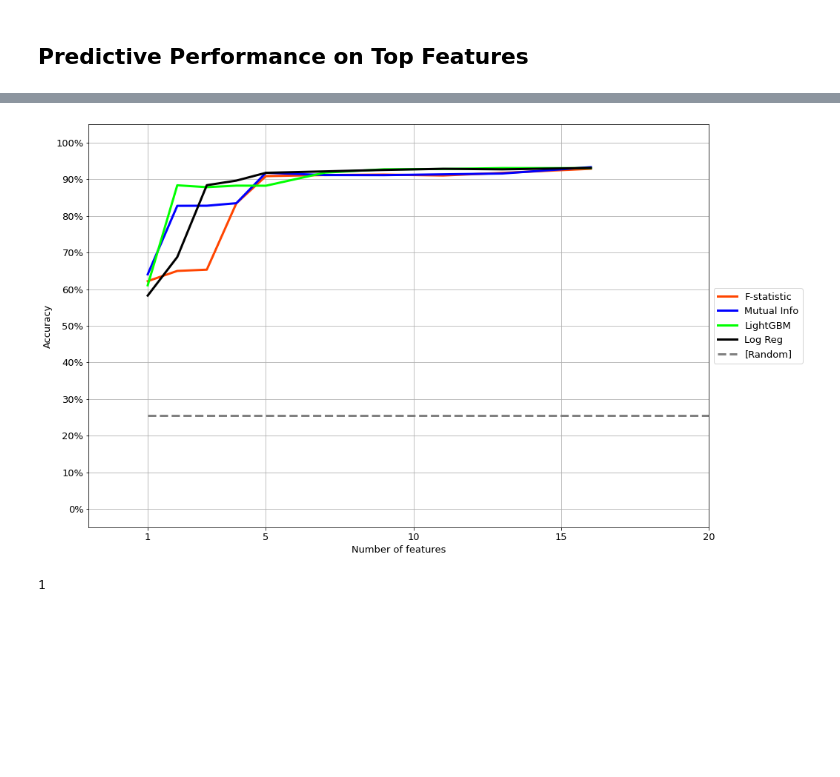
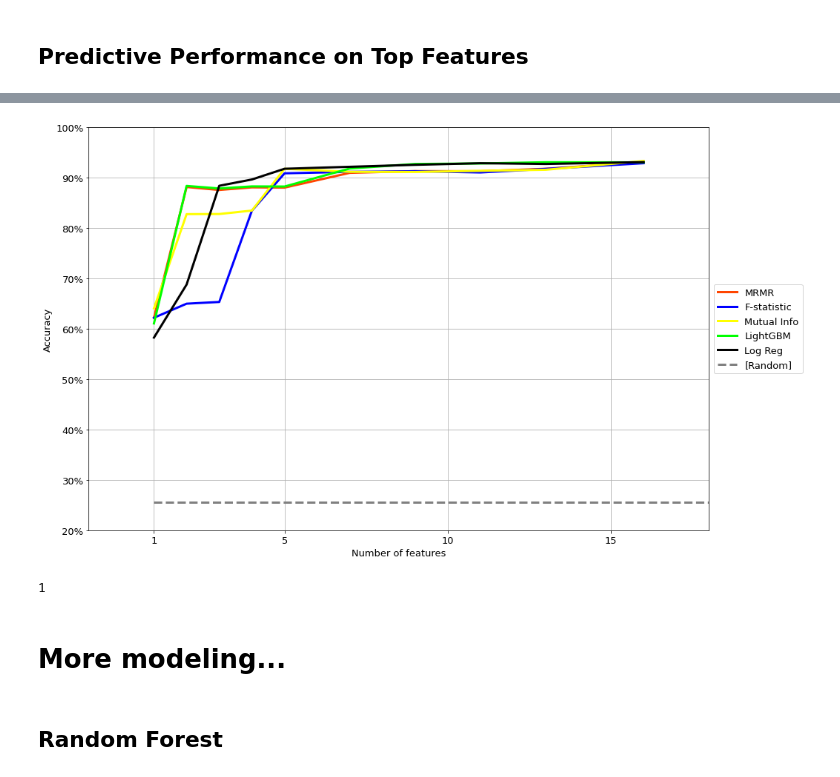
Before and after one commit to ScottBreitbach/DSC550, a Jupyter notebook: FinalProject/M4_test.ipynb, the cells around one changed output, grey strips where cells are left out. Drawn from its saved outputs; the diff is of its cells as text; code cells hidden in the pictures; blank space fills up the shorter version.

```diff
--- a/FinalProject/M4_test.ipynb
+++ b/FinalProject/M4_test.ipynb
@@ -66,10 +70,9 @@ X = beanDF[beanDF.columns[:-1]]
 # y = beanDF.Class.astype('category') # That didn't work either
 # y = y.cat.codes
 # %%
-from sklearn.preprocessing import LabelEncoder
+# Encode the target variables
 le = LabelEncoder()
+y = le.fit_transform(y)
-# %%
-y = le.fit_transform(beanDF.Class)
 # %%
 # Split the data
 X_train, X_test, y_train, y_test = train_test_split(X, y, test_size =0.3,
@@ -217,4 +225,5 @@ array([ 1.,  4.,  6.,  5.,  9., 12.,  2.,  3., 16., 15., 13., 10.,  8.,
 # %%
+# Plot ranking of each of the 16 features in a 4 x 4 grid
 plt_ncols = 3
 plt_nrows = 2
 
@@ -222,17 +231,12 @@ fig, axs = plt.subplots(plt_nrows, plt_ncols, figsize = (plt_ncols * 4, plt_nrow
 
 for e, (algo, title) in enumerate(
     zip(
-#         ['f', 'mi', 'logreg', 'boruta'],
-#         ['F-Statistic', 'Mutual Info', 'Log Reg', 'Boruta']
-        ['f', 'mi', 'logreg', 'lightgbm'],#, 'boruta', 'mrmr'],
-        ['F-Statistic', 'Mutual Info', 'Log Reg', 'LightGBM']#,, 'Boruta', 'MRMR']
-#         ['f', 'mi', 'logreg', 'lightgbm', 'boruta', 'mrmr'],
-#         ['F-Statistic', 'Mutual Info', 'Log Reg', 'LightGBM', 'Boruta', 'MRMR']
+        ['f', 'mi', 'logreg', 'lightgbm', 'boruta', 'mrmr'],
+        ['F-Statistic', 'Mutual Info', 'Log Reg', 'LightGBM', 'Boruta', 'MRMR']
     )):
 
     a = axs[divmod(e, plt_ncols)].imshow(
         ranking[algo].to_numpy().reshape(4, 4),
-#         ranking[algo].to_numpy().reshape(28, 28),
         cmap = 'Blues_r',
         vmin = ranking.min().min(),
         vmax = ranking.max().max()
@@ -252,11 +260,7 @@ fig.savefig('featimpo_heatmap.png', dpi = 300)
 # %%
 %%time
-from catboost import CatBoostClassifier
-from sklearn.metrics import accuracy_score, roc_auc_score
-
-# algos = ['f', 'mi', 'logreg']
-algos = ['f', 'mi', 'logreg', 'lightgbm']#, 'mrmr']
-# algos = ['f', 'mi', 'logreg', 'lightgbm', 'mrmr']
+# Evaluate accuracy vs features using each feaure selection technique
+algos = ['f', 'mi', 'logreg', 'lightgbm', 'mrmr']
 ks = [1, 2, 3, 4, 5, 7, 9, 11, 13, 16]
 
 accuracy = pd.DataFrame(index = ks, columns = algos)
@@ -291,32 +291,31 @@ plt.rcParams['figure.figsize'] = (15, 10)
 # %%
+# Set up the figure size
+%matplotlib inline
+plt.rcParams['figure.figsize'] = (15, 10)
+
+# Plot accuracy vs features for each feature selection technique
 for algo, label, color in zip(
-#     ['f', 'mi', 'logreg'],
-#     ['F-statistic', 'Mutual Info', 'Log Reg'],
-#     ['orangered', 'blue', 'lime']):
-    ['f', 'mi', 'lightgbm', 'logreg'],
-    ['F-statistic', 'Mutual Info', 'LightGBM', 'Log Reg'],
-    ['orangered', 'blue', 'lime', 'black']):
-#     ['mrmr', 'f', 'mi', 'lightgbm', 'logreg'],
-#     ['MRMR', 'F-statistic', 'Mutual Info', 'LightGBM', 'Log Reg'],
-#     ['orangered', 'blue', 'yellow', 'lime', 'black']):
+    ['mrmr', 'f', 'mi', 'lightgbm', 'logreg'],
+    ['MRMR', 'F-statistic', 'Mutual Info', 'LightGBM', 'Log Reg'],
+    ['orangered', 'blue', 'yellow', 'lime', 'black']):
         plt.plot(accuracy.index, accuracy[algo], label = label, color = color, lw = 3)
 
 plt.plot(
     [1, 20], [pd.Series(y_test).value_counts(normalize = True).iloc[0]] * 2,
     label = '[Random]', color = 'grey', ls = '--', lw = 3
 )
 
 plt.legend(fontsize = 13, loc = 'center left', bbox_to_anchor = (1, 0.5))
 plt.grid()
 plt.yticks(np.linspace(0, 1, 11), ['{:.0%}'.format(i) for i in np.linspace(0, 1, 11)], fontsize = 13)
 plt.xticks([1] + list(range(5, 21, 5)), fontsize = 13)
-plt.xlim(-1, 20)
-plt.ylim(-.05, 1.05)
+plt.xlim(-1, 18)
+plt.ylim(0.20, 1.00)
 plt.xlabel('Number of features', fontsize = 13)
 plt.ylabel('Accuracy', fontsize = 13)
 plt.savefig('accuracy.png', dpi = 300, bbox_inches = 'tight')
 # %% [output]
-[figure, old version]
+[figure, new version]
 # %%
 from win32com.client import Dispatch
 speak = Dispatch("SAPI.SpVoice").Speak
@@ -325,2 +324,6 @@ speak("Complete.")
 # %% [output]
 1
+# %% [markdown]
+# More modeling...
+# %% [markdown]
+## Random Forest
```
Also changed, not shown: parts of 124 cells of this notebook, 12 other files.
